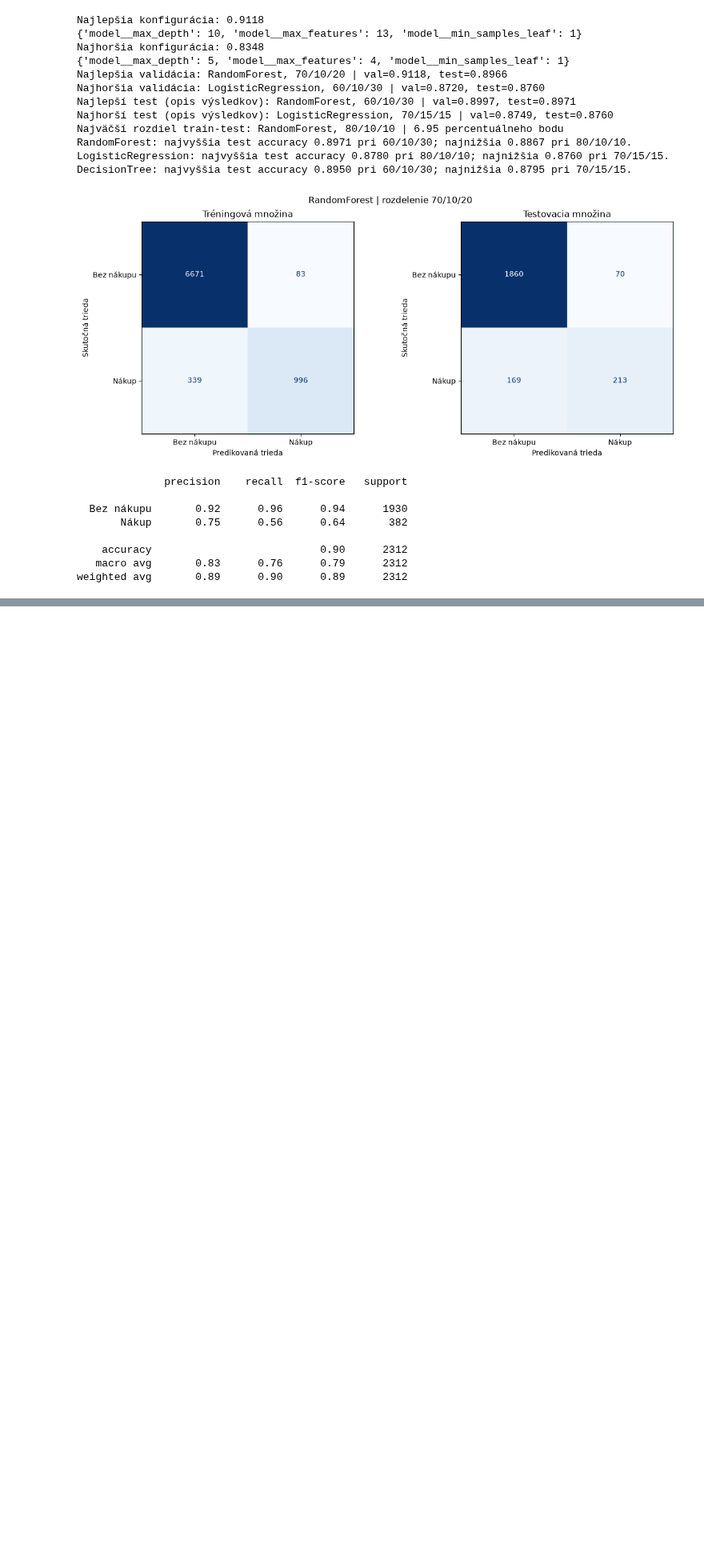
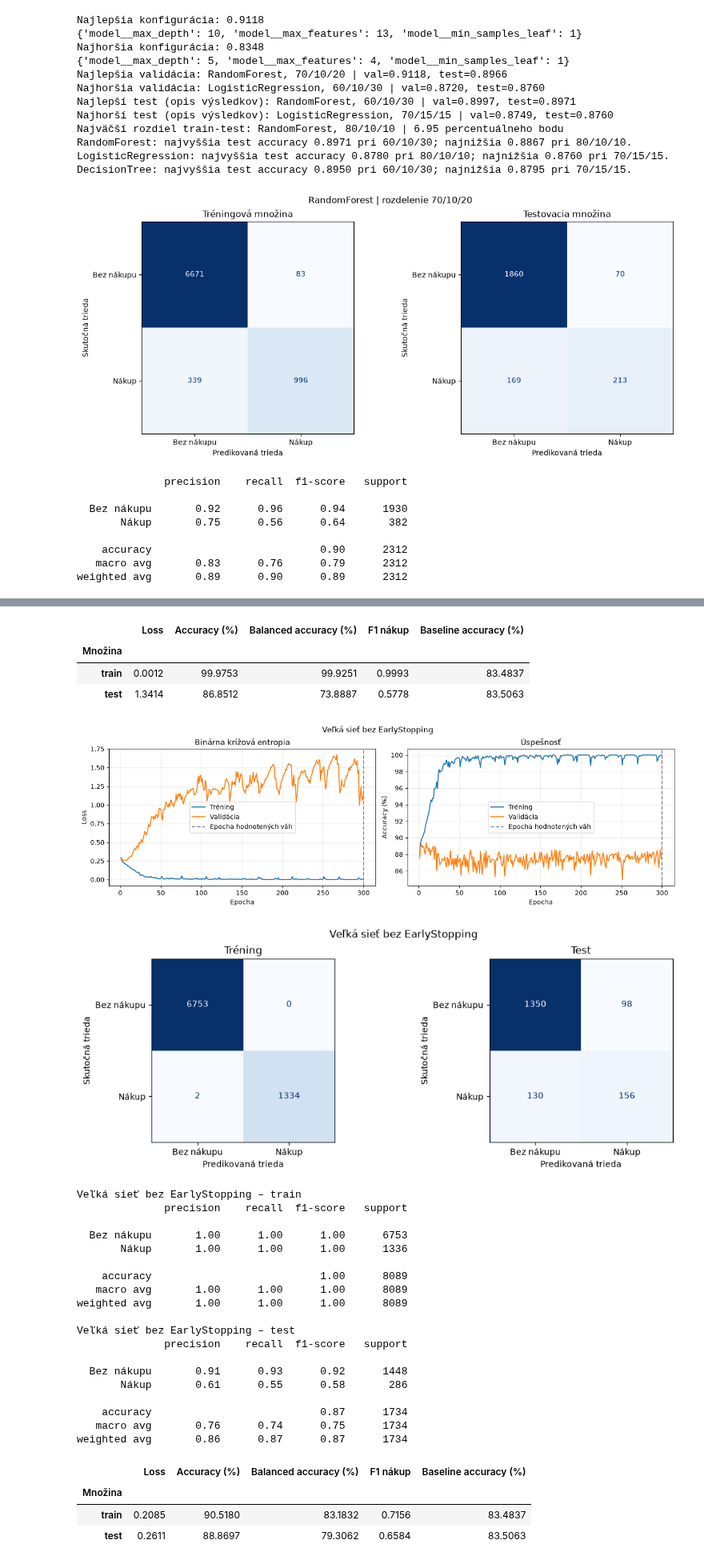
Before and after one commit to samuelbagin1/suns, a Jupyter notebook: zadania/01/main.ipynb, the cells around one changed output, grey strips where cells are left out. Shown at 80% size. Drawn from its saved outputs; the diff is of its cells as text; code cells hidden in the pictures; blank space fills up the shorter version.

```diff
--- a/zadania/01/main.ipynb
+++ b/zadania/01/main.ipynb
@@ -1338,0 +1583,32 @@ weighted avg       0.89      0.90      0.89      2312
+# %%
+# Jediné miesto, kde sa spúšťa tréning všetkých siedmich konfigurácií.
+# Spoločné: Adam, ReLU, batch size 128, max. 300 epoch, rovnaký seed.
+nn_configs = [
+    {"id": "O", "name": "Veľká sieť bez EarlyStopping",
+     "hidden": (256, 128, 64), "lr": 0.001, "early_stopping": False},
+    {"id": "ES", "name": "Veľká sieť s EarlyStopping",
+     "hidden": (256, 128, 64), "lr": 0.001, "early_stopping": True},
+    {"id": "E1", "name": "E1", "hidden": (64, 32),
+     "lr": 0.0001, "early_stopping": True},
+    {"id": "E2", "name": "E2", "hidden": (64, 32),
+     "lr": 0.001, "early_stopping": True},
+    {"id": "E3", "name": "E3", "hidden": (64, 32),
+     "lr": 0.01, "early_stopping": True},
+    {"id": "E4", "name": "E4", "hidden": (32,),
+     "lr": 0.001, "early_stopping": True},
+    {"id": "E5", "name": "E5", "hidden": (128, 64, 32),
+     "lr": 0.001, "early_stopping": True},
+]
+
+nn_all_runs = {}
+for config in nn_configs:
+    settings = {key: value for key, value in config.items() if key != "id"}
+    nn_all_runs[config["id"]] = nn_train(
+        **settings, max_epochs=300, batch_size=128,
+        patience=20, min_delta=1e-4,
+    )
+
+nn_overfit = nn_all_runs["O"]
+nn_early = nn_all_runs["ES"]
+nn_runs = {key: run for key, run in nn_all_runs.items() if key.startswith("E") and key != "ES"}
+print("Hotovo:", len(nn_all_runs), "tréningov na rozdelení", NN_SPLIT)
@@ -1338,0 +1710,35 @@ weighted avg       0.89      0.90      0.89      2312
+# %%
+# Vyhodnotenie zámerného pretrénovania a rovnakej siete s EarlyStopping.
+# Navyše najlepší a najhorší experiment z E1–E5 podľa validácie.
+for identifier in dict.fromkeys(["O", "ES", nn_best_name, nn_worst_name]):
+    nn_report(nn_all_runs[identifier])
+# %% [output]
+|  | Loss | Accuracy (%) | Balanced accuracy (%) | F1 nákup | Baseline accuracy (%) |
+| Množina |  |  |  |  |  |
+| train | 0.0012 | 99.9753 | 99.9251 | 0.9993 | 83.4837 |
+| test | 1.3414 | 86.8512 | 73.8887 | 0.5778 | 83.5063 |
+[figure, added]
+[figure, added]
+Veľká sieť bez EarlyStopping – train
+              precision    recall  f1-score   support
+
+  Bez nákupu       1.00      1.00      1.00      6753
+       Nákup       1.00      1.00      1.00      1336
+
+    accuracy                           1.00      8089
+   macro avg       1.00      1.00      1.00      8089
+weighted avg       1.00      1.00      1.00      8089
+
+Veľká sieť bez EarlyStopping – test
+              precision    recall  f1-score   support
+
+  Bez nákupu       0.91      0.93      0.92      1448
+       Nákup       0.61      0.55      0.58       286
+
+    accuracy                           0.87      1734
+   macro avg       0.76      0.74      0.75      1734
+weighted avg       0.86      0.87      0.87      1734
+|  | Loss | Accuracy (%) | Balanced accuracy (%) | F1 nákup | Baseline accuracy (%) |
+| Množina |  |  |  |  |  |
+| train | 0.2085 | 90.5180 | 83.1832 | 0.7156 | 83.4837 |
+| test | 0.2611 | 88.8697 | 79.3062 | 0.6584 | 83.5063 |
```
Also changed, not shown: parts of 15 cells of this notebook, 5 other files.
